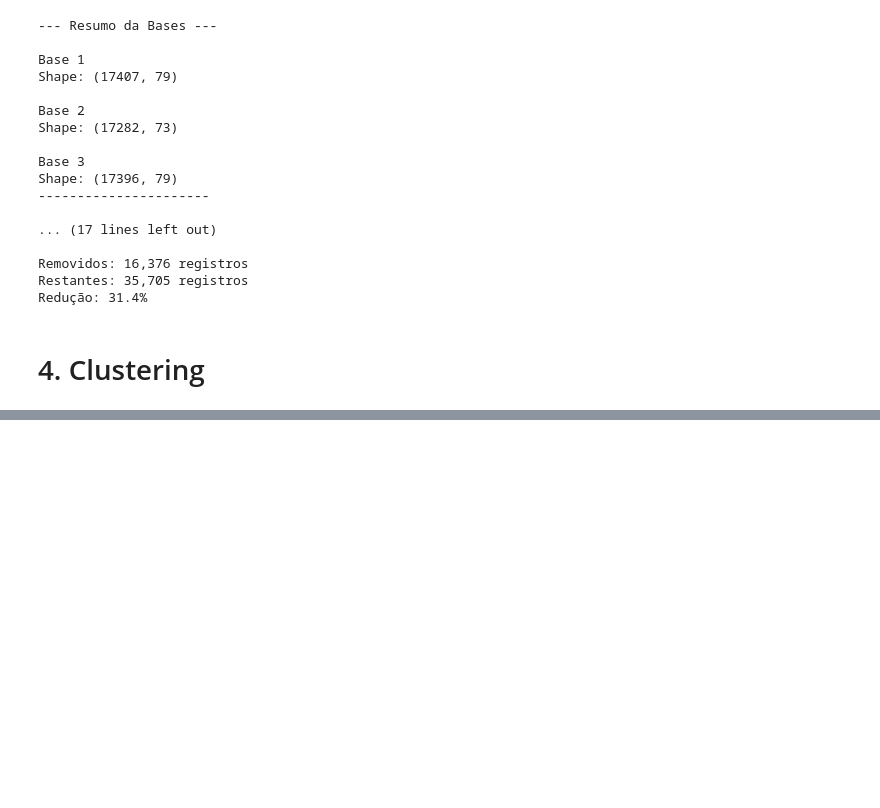
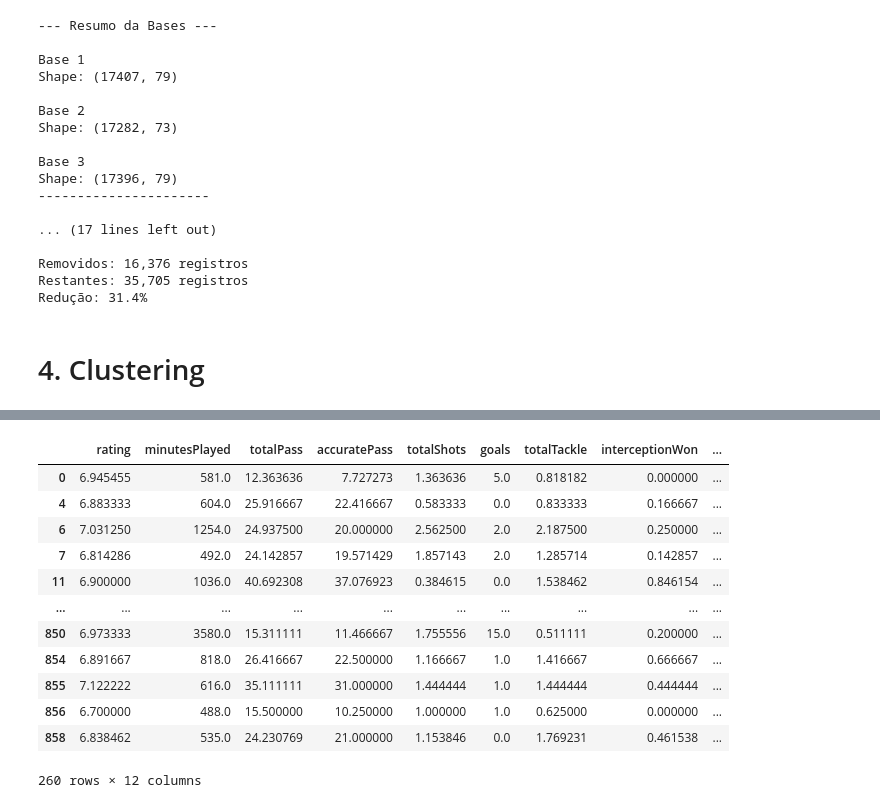
Before and after one commit to jillianb2m/tcc-futebol-analise, a Jupyter notebook: tcc_ml_futebol.ipynb, the cells around one changed output, grey strips where cells are left out. Drawn from its saved outputs; the diff is of its cells as text; code cells hidden in the pictures; blank space fills up the shorter version.

```diff
--- a/tcc_ml_futebol.ipynb
+++ b/tcc_ml_futebol.ipynb
@@ -55,0 +267,16 @@ Redução: 31.4%
+# %%
+dados_metricos
+# %% [output]
+|  | rating | minutesPlayed | totalPass | accuratePass | totalShots | goals | totalTackle | interceptionWon | ... |
+| 0 | 6.945455 | 581.0 | 12.363636 | 7.727273 | 1.363636 | 5.0 | 0.818182 | 0.000000 | ... |
+| 4 | 6.883333 | 604.0 | 25.916667 | 22.416667 | 0.583333 | 0.0 | 0.833333 | 0.166667 | ... |
+| 6 | 7.031250 | 1254.0 | 24.937500 | 20.000000 | 2.562500 | 2.0 | 2.187500 | 0.250000 | ... |
+| 7 | 6.814286 | 492.0 | 24.142857 | 19.571429 | 1.857143 | 2.0 | 1.285714 | 0.142857 | ... |
+| 11 | 6.900000 | 1036.0 | 40.692308 | 37.076923 | 0.384615 | 0.0 | 1.538462 | 0.846154 | ... |
+| ... | ... | ... | ... | ... | ... | ... | ... | ... | ... |
+| 850 | 6.973333 | 3580.0 | 15.311111 | 11.466667 | 1.755556 | 15.0 | 0.511111 | 0.200000 | ... |
+| 854 | 6.891667 | 818.0 | 26.416667 | 22.500000 | 1.166667 | 1.0 | 1.416667 | 0.666667 | ... |
+| 855 | 7.122222 | 616.0 | 35.111111 | 31.000000 | 1.444444 | 1.0 | 1.444444 | 0.444444 | ... |
+| 856 | 6.700000 | 488.0 | 15.500000 | 10.250000 | 1.000000 | 1.0 | 0.625000 | 0.000000 | ... |
+| 858 | 6.838462 | 535.0 | 24.230769 | 21.000000 | 1.153846 | 0.0 | 1.769231 | 0.461538 | ... |
+260 rows × 12 columns
```
Also changed, not shown: parts of 5 cells of this notebook.
